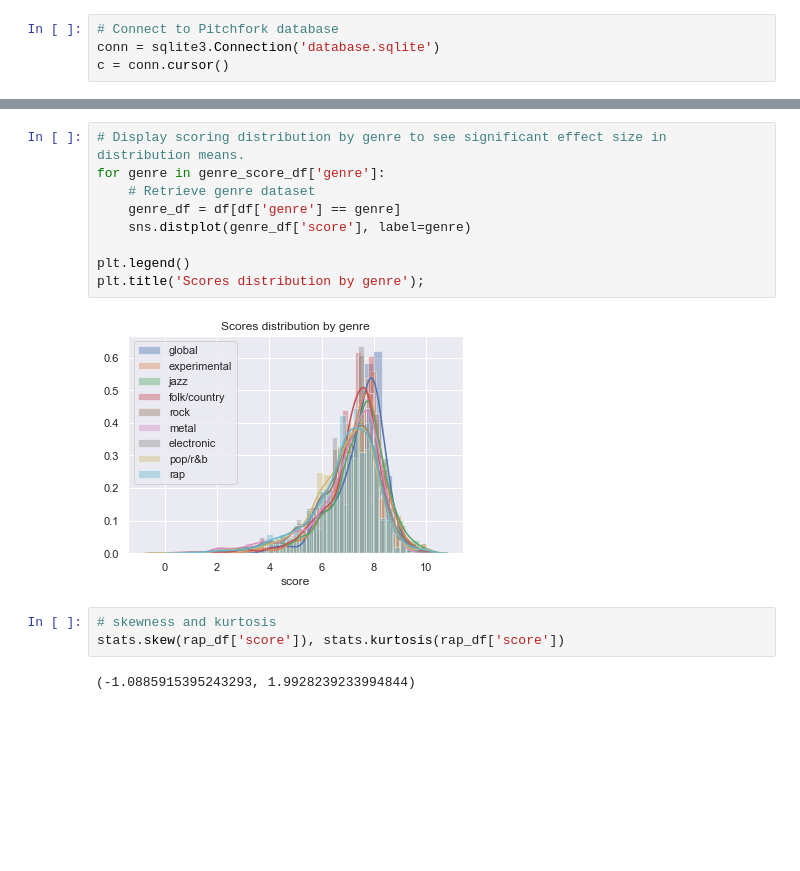
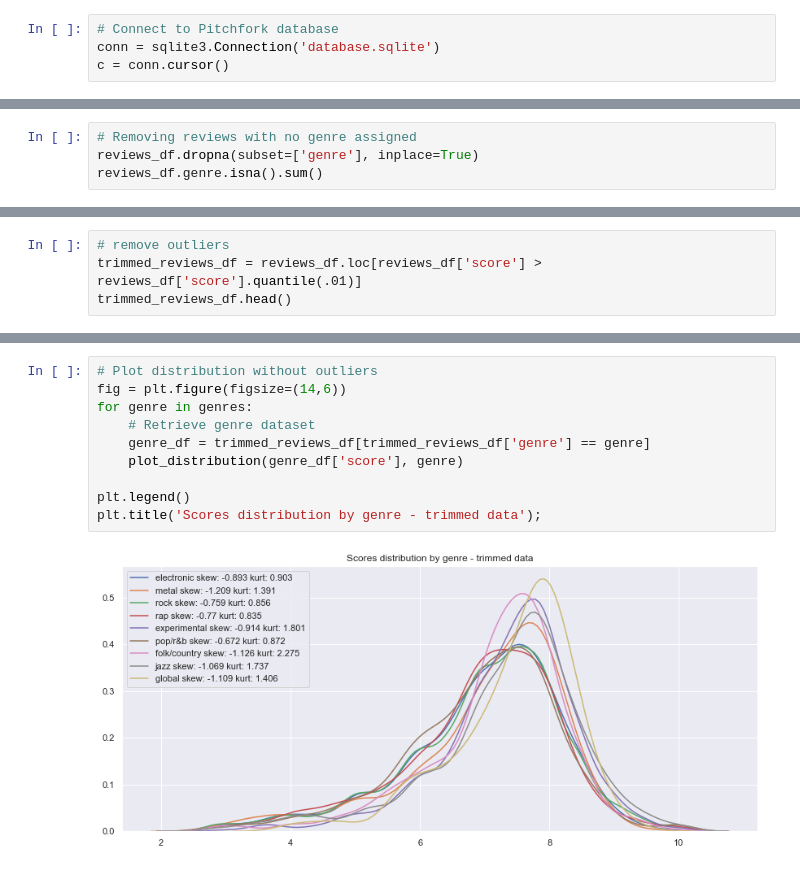
Before and after one commit to lindseyberlin/Revised-Module-3-Project, a Jupyter notebook: Question1 - Bias by Genre.ipynb, the cells around one changed output, grey strips where cells are left out. Saved outputs shown, nothing was run; the diff lists cells and outputs as text; blank space fills up the shorter version.

```diff
--- a/Question1 - Bias by Genre.ipynb
+++ b/Question1 - Bias by Genre.ipynb
@@ -68,0 +169,4 @@ df.head()
+# %%
+# Removing reviews with no genre assigned
+reviews_df.dropna(subset=['genre'], inplace=True)
+reviews_df.genre.isna().sum()
@@ -68,0 +220,4 @@ df.head()
+# %%
+# remove outliers
+trimmed_reviews_df = reviews_df.loc[reviews_df['score'] > reviews_df['score'].quantile(.01)]
+trimmed_reviews_df.head()
@@ -69,16 +231,12 @@ df.head()
 # %%
-# Display scoring distribution by genre to see significant effect size in distribution means.
-for genre in genre_score_df['genre']:
+# Plot distribution without outliers
+fig = plt.figure(figsize=(14,6))
+for genre in genres:
     # Retrieve genre dataset
-    genre_df = df[df['genre'] == genre]
-    sns.distplot(genre_df['score'], label=genre)
+    genre_df = trimmed_reviews_df[trimmed_reviews_df['genre'] == genre]
+    plot_distribution(genre_df['score'], genre)
 
 plt.legend()
-plt.title('Scores distribution by genre');
+plt.title('Scores distribution by genre - trimmed data');
 # %% [output]
-[figure, old version]
+[figure, new version]
-# %%
-# skewness and kurtosis
-stats.skew(rap_df['score']), stats.kurtosis(rap_df['score'])
-# %% [output]
-(-1.0885915395243293, 1.9928239233994844)
```
Also changed, not shown: parts of 30 cells of this notebook, 1 other file.
